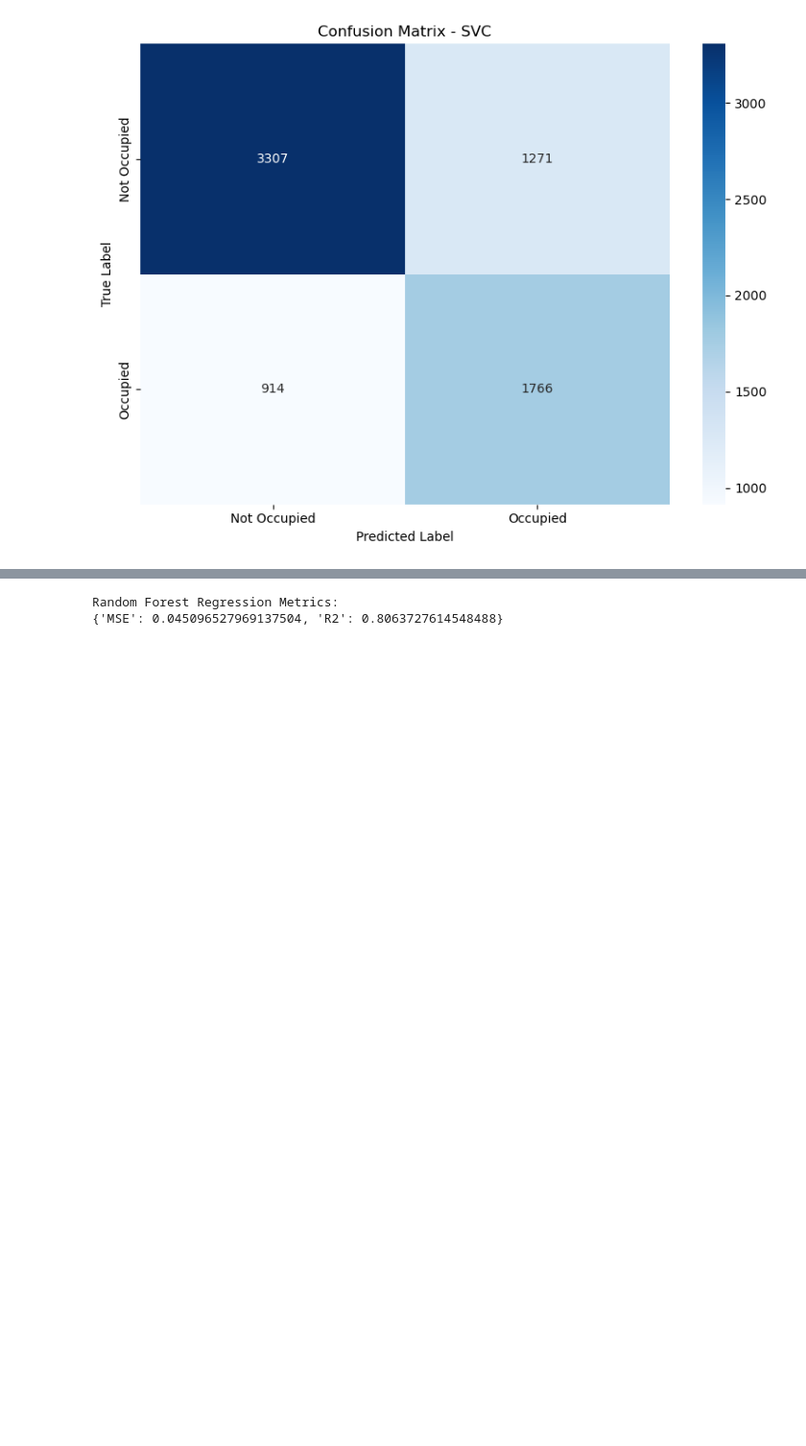
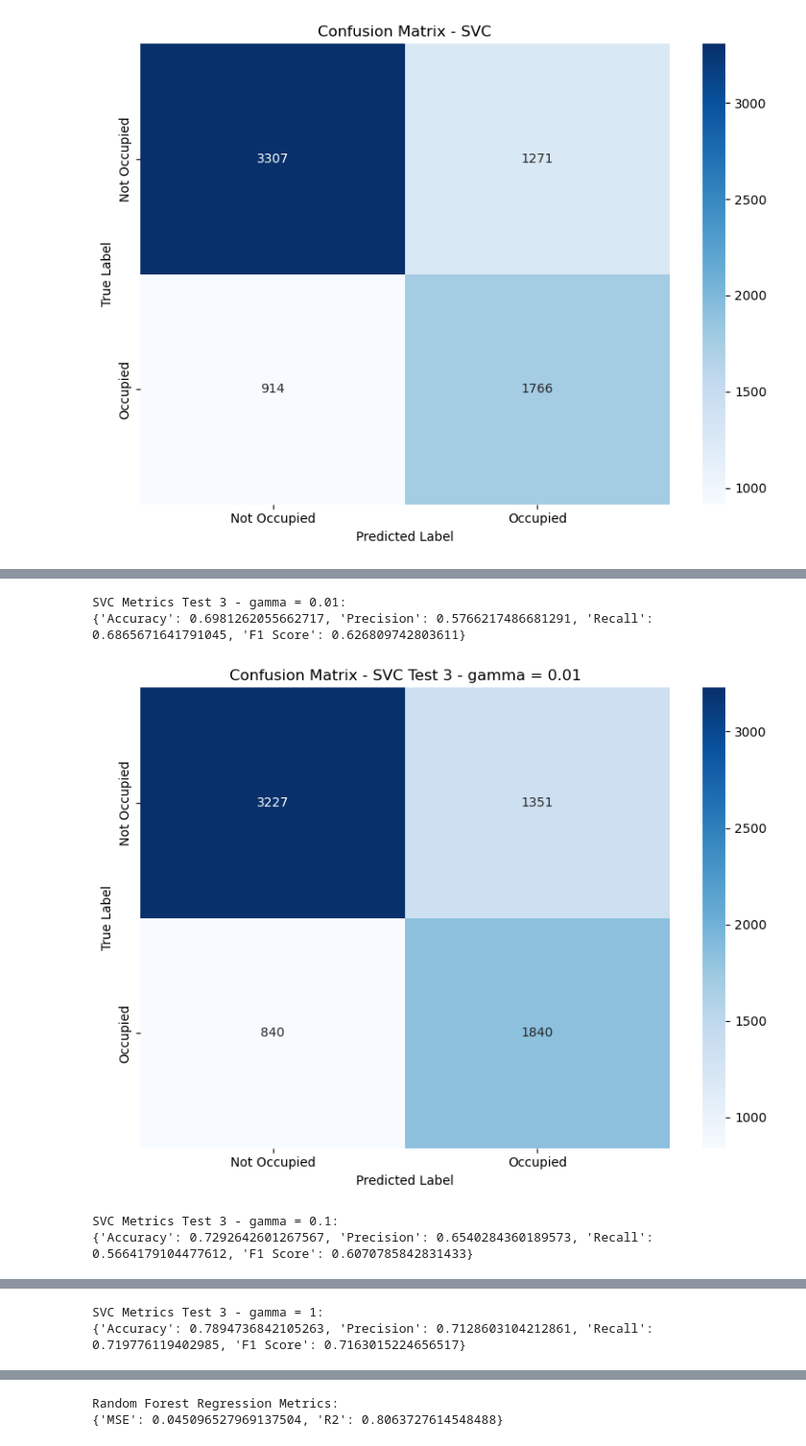
Before and after one commit to X2Abdul/IN3062-AI-Coursework, a Jupyter notebook: report/Report.ipynb, the cells around one changed output, grey strips where cells are left out. Shown at 96% size. Saved outputs shown, nothing was run; the diff lists cells and outputs as text; code cells hidden in the pictures; blank space fills up the shorter version.

```diff
--- a/report/Report.ipynb
+++ b/report/Report.ipynb
@@ -1077,0 +1185,27 @@ SVC Metrics:
+# %%
+# SVC Test 3 - gamma = 0.01
+svc_model_test_3 = train_svc(X_train, y_train, kernel='rbf', C=1.0, gamma=0.01)
+svc_metrics_test_3, svc_preds_test_3 = evaluate_classification_model(svc_model_test_3, X_test, y_test)
+print("SVC Metrics Test 3 - gamma = 0.01:")
+print(svc_metrics_test_3)
+plot_confusion_matrix(y_test, svc_preds_test_3, "SVC Test 3 - gamma = 0.01")
+
+# SVC Test 3 - gamma = 0.1
+svc_model_test_3 = train_svc(X_train, y_train, kernel='rbf', C=1.0, gamma=0.1)
+svc_metrics_test_3, svc_preds_test_3 = evaluate_classification_model(svc_model_test_3, X_test, y_test)
+print("SVC Metrics Test 3 - gamma = 0.1:")
+print(svc_metrics_test_3)
+plot_confusion_matrix(y_test, svc_preds_test_3, "SVC Test 3 - gamma = 0.1")
+
+# SVC Test 3 - gamma = 1
+svc_model_test_3 = train_svc(X_train, y_train, kernel='rbf', C=1.0, gamma=1)
+svc_metrics_test_3, svc_preds_test_3 = evaluate_classification_model(svc_model_test_3, X_test, y_test)
+print("SVC Metrics Test 3 - gamma = 1:")
+print(svc_metrics_test_3)
+plot_confusion_matrix(y_test, svc_preds_test_3, "SVC Test 3 - gamma = 1")
+# %% [output]
+SVC Metrics Test 3 - gamma = 0.01:
+{'Accuracy': 0.6981262055662717, 'Precision': 0.5766217486681291, 'Recall': 0.6865671641791045, 'F1 Score': 0.626809742803611}
+[figure, added]
+SVC Metrics Test 3 - gamma = 0.1:
+{'Accuracy': 0.7292642601267567, 'Precision': 0.6540284360189573, 'Recall': 0.5664179104477612, 'F1 Score': 0.6070785842831433}
@@ -1077,0 +1213,2 @@ SVC Metrics:
+SVC Metrics Test 3 - gamma = 1:
+{'Accuracy': 0.7894736842105263, 'Precision': 0.7128603104212861, 'Recall': 0.719776119402985, 'F1 Score': 0.7163015224656517}
```
Also changed, not shown: parts of 11 cells of this notebook.
